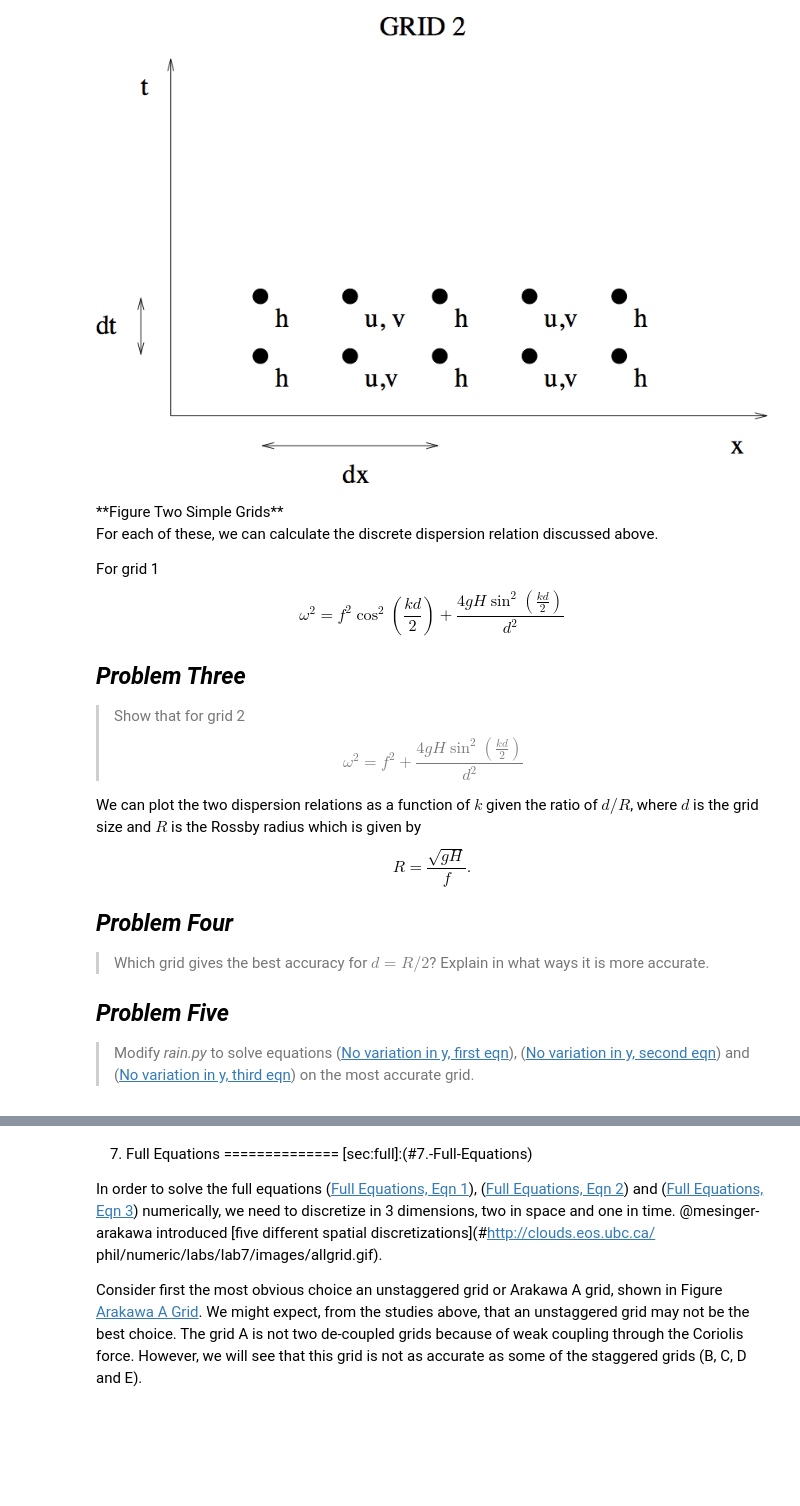
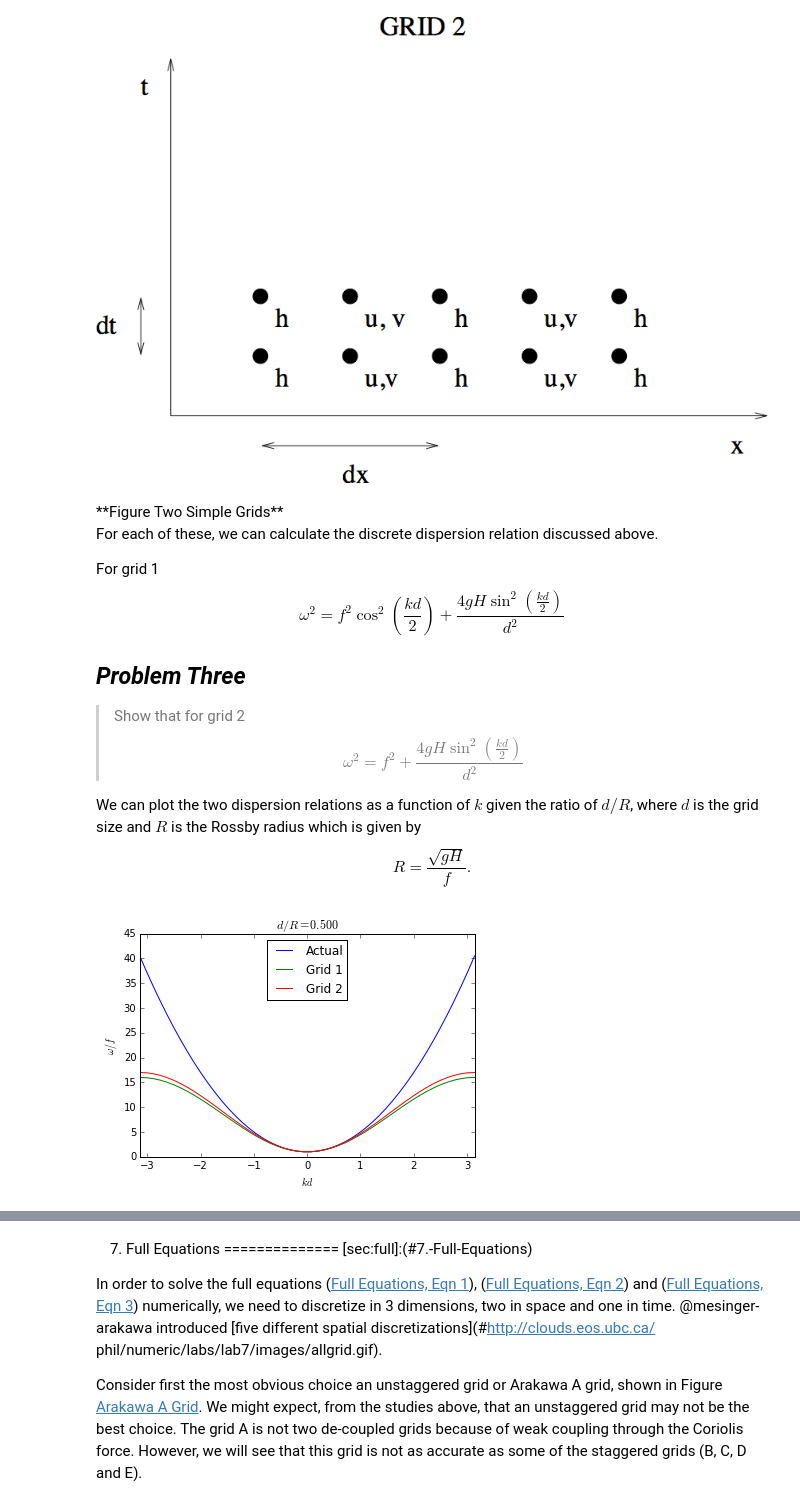
Before and after one commit to timothya87/numeric, a Jupyter notebook: lab7/Lab_7.ipynb, the cells around one changed output, grey strips where cells are left out. Cells and saved outputs as stored; diff of their text form; code cells hidden in the pictures; blank space fills up the shorter version.

```diff
--- a/lab7/Lab_7.ipynb
+++ b/lab7/Lab_7.ipynb
@@ -806,16 +816,7 @@ $$\omega ^2 = f^2  + \frac{4gH \sin^2(\frac{kd}{2})}{d^2}$$
 We can plot the two dispersion relations as a function of $k$ given the
 ratio of $d/R$, where $d$ is the grid size and $R$ is the Rossby radius
 which is given by $$R = \frac {\sqrt{gH}}{f}.$$
-
-*Problem Four*
---------------
-[lab7:prob:accurate]:(#Problem-Four)
-> Which grid gives the best accuracy for $d=R/2$?
-Explain in what ways it is more accurate.
-
-*Problem Five*
--------------
-[lab7:prob:noy]:(#Problem-Five)
-> Modify *rain.py* to solve equations
-([No variation in y, first eqn](#lab7:sec:firsteq)), ([No variation in y, second eqn](#lab7:sec:secondeq)) and ([No variation in y, third eqn](#lab7:sec:thirdeq)) on the most accurate
-grid.
+# %%
+accuracy2d.main(0.5)
+# %% [output]
+[figure, added]
```
Also changed, not shown: parts of 5 cells of this notebook, 3 other files.
